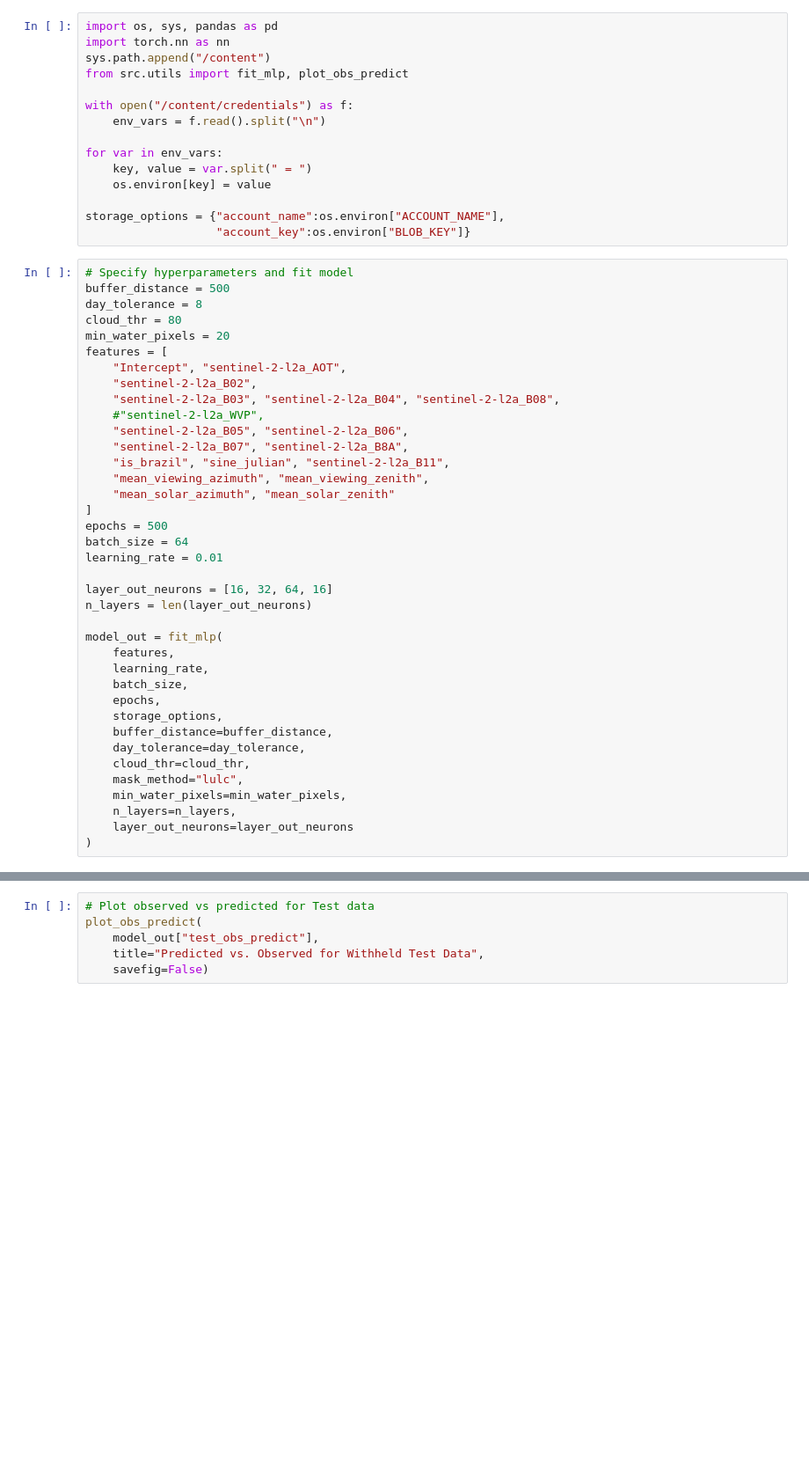
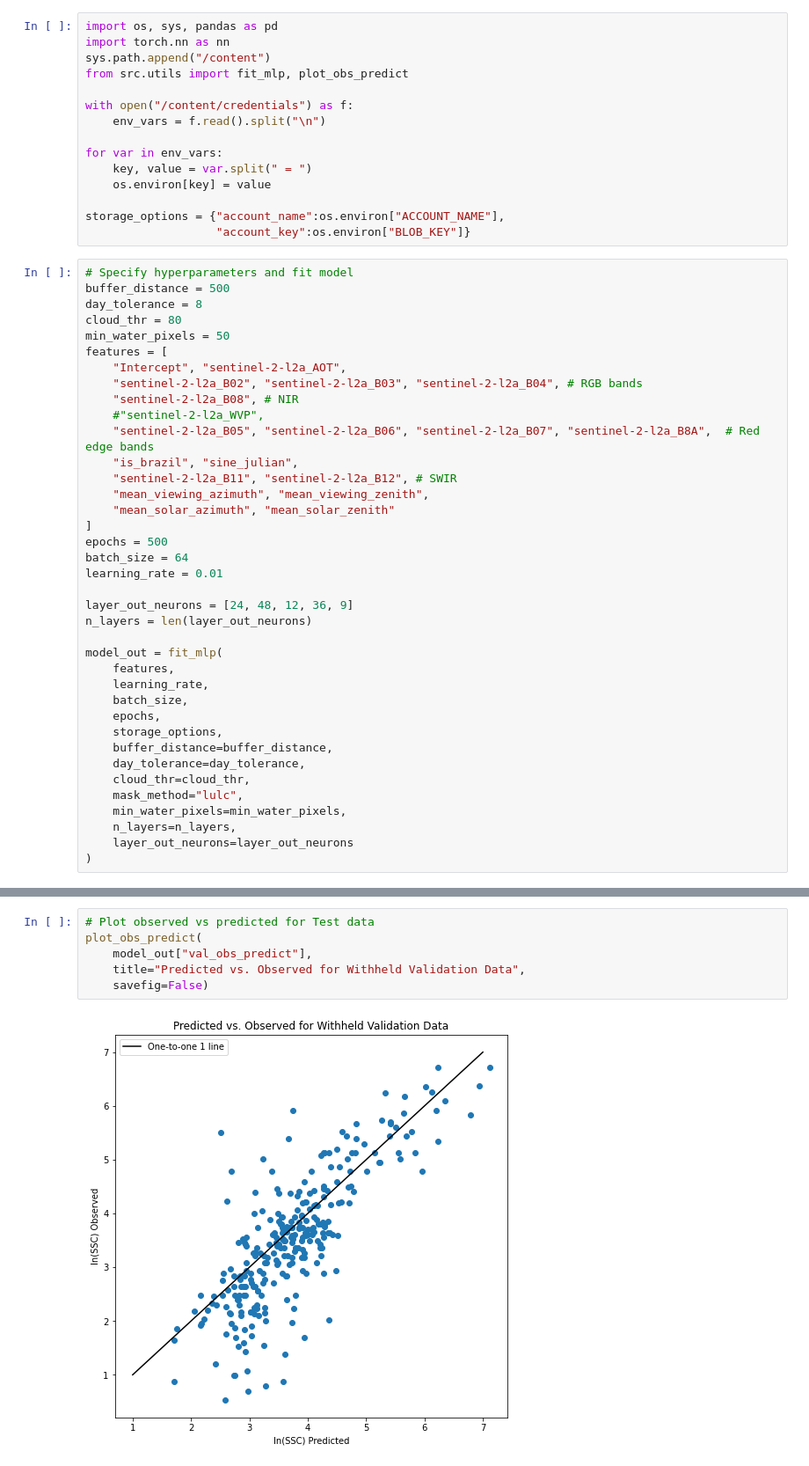
Before and after one commit to csp-inc/fluvius, a Jupyter notebook: notebooks/EX-MLP-fit.ipynb, the cells around one changed output, grey strips where cells are left out. Shown: that part at 88% size. Saved outputs shown, nothing was run; the diff lists cells and outputs as text; blank space fills up the shorter version.

```diff
--- a/notebooks/EX-MLP-fit.ipynb
+++ b/notebooks/EX-MLP-fit.ipynb
@@ -18,15 +18,15 @@ storage_options = {"account_name":os.environ["ACCOUNT_NAME"],
 buffer_distance = 500
 day_tolerance = 8
 cloud_thr = 80
-min_water_pixels = 20
+min_water_pixels = 50
 features = [
     "Intercept", "sentinel-2-l2a_AOT",
-    "sentinel-2-l2a_B02",
-    "sentinel-2-l2a_B03", "sentinel-2-l2a_B04", "sentinel-2-l2a_B08",
+    "sentinel-2-l2a_B02", "sentinel-2-l2a_B03", "sentinel-2-l2a_B04", # RGB bands
+    "sentinel-2-l2a_B08", # NIR
     #"sentinel-2-l2a_WVP",
-    "sentinel-2-l2a_B05", "sentinel-2-l2a_B06",
-    "sentinel-2-l2a_B07", "sentinel-2-l2a_B8A",
-    "is_brazil", "sine_julian", "sentinel-2-l2a_B11",
+    "sentinel-2-l2a_B05", "sentinel-2-l2a_B06", "sentinel-2-l2a_B07", "sentinel-2-l2a_B8A",  # Red edge bands
+    "is_brazil", "sine_julian",
+    "sentinel-2-l2a_B11", "sentinel-2-l2a_B12", # SWIR
     "mean_viewing_azimuth", "mean_viewing_zenith",
     "mean_solar_azimuth", "mean_solar_zenith"
 ]
@@ -34,7 +34,7 @@ epochs = 500
 batch_size = 64
 learning_rate = 0.01
 
-layer_out_neurons = [16, 32, 64, 16]
+layer_out_neurons = [24, 48, 12, 36, 9]
 n_layers = len(layer_out_neurons)
 
 model_out = fit_mlp(
@@ -54,9 +56,11 @@ model_out = fit_mlp(
 # %%
 # Plot observed vs predicted for Test data
 plot_obs_predict(
-    model_out["test_obs_predict"],
-    title="Predicted vs. Observed for Withheld Test Data",
+    model_out["val_obs_predict"],
+    title="Predicted vs. Observed for Withheld Validation Data",
     savefig=False)
+# %% [output]
+[figure, added]
 # %%
 # Plot observed vs predicted for Train data
 plot_obs_predict(
```
Also changed, not shown: parts of 4 cells of this notebook, 5 other files.
